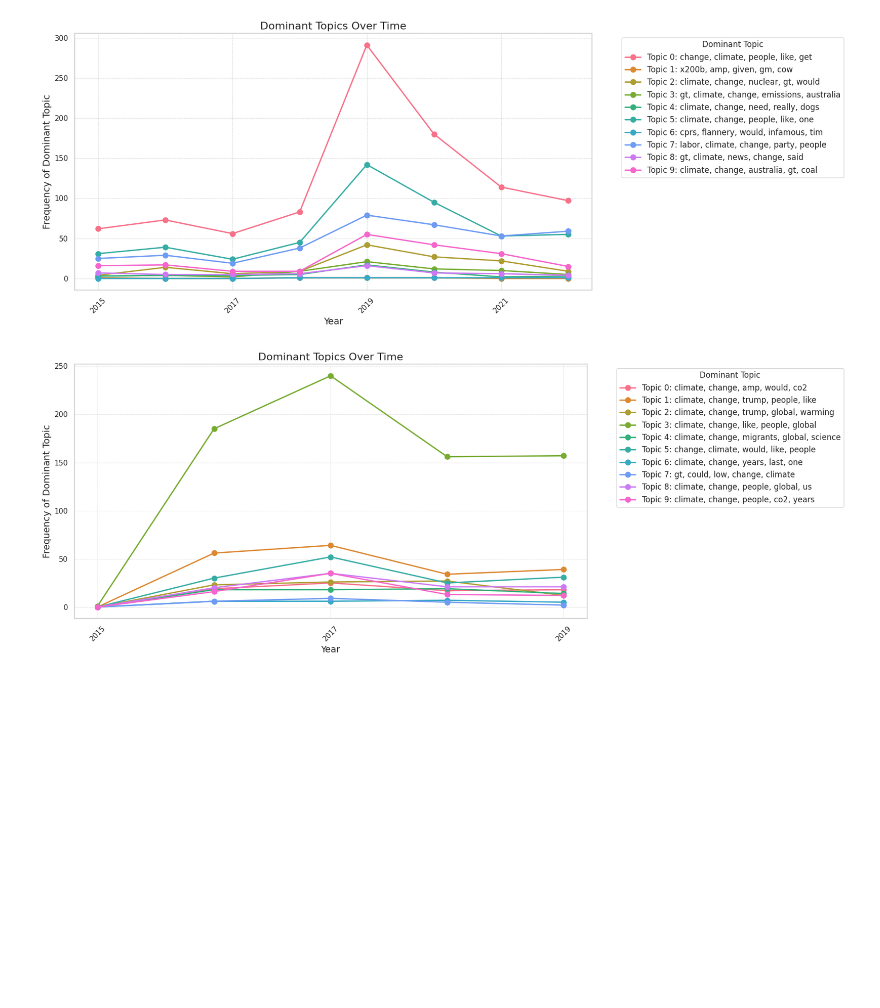
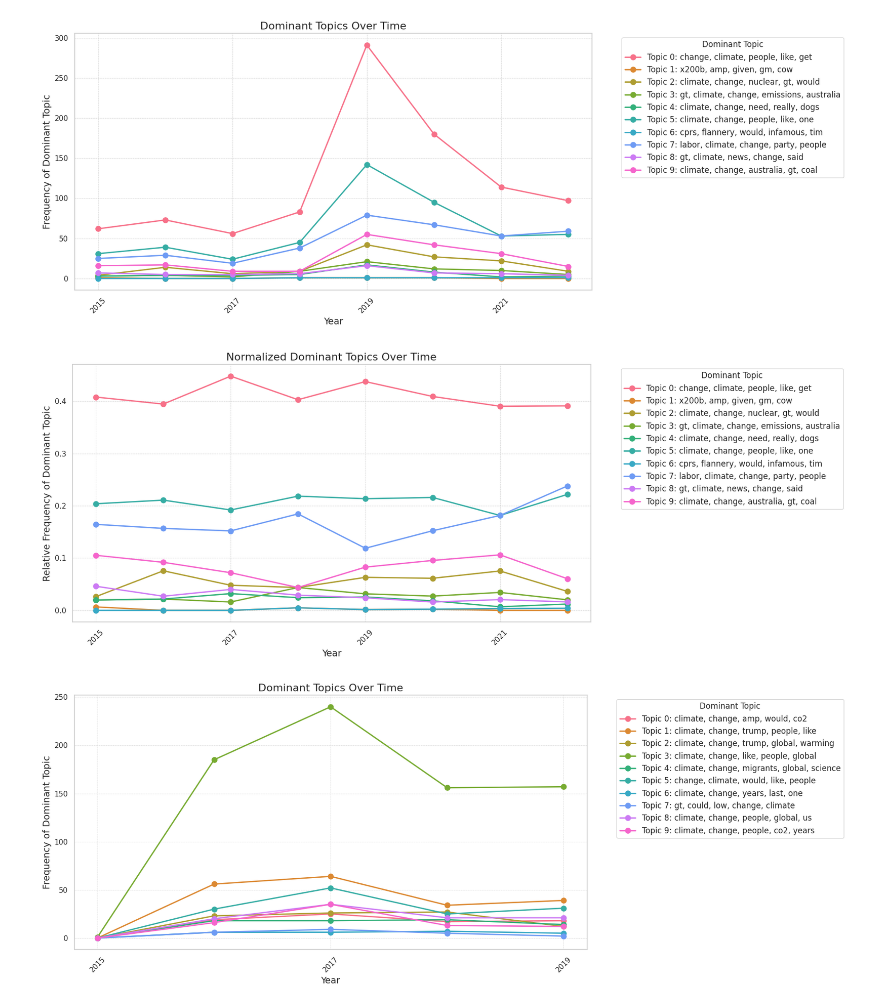
Before and after one commit to jimenasalinas/RedditGoesGreen, a Jupyter notebook: models/Topic_Modeling_Subreddit.ipynb, the cells around one changed output. Drawn from its saved outputs; the diff is of its cells as text; code cells hidden in the pictures; blank space fills up the shorter version.

```diff
--- a/models/Topic_Modeling_Subreddit.ipynb
+++ b/models/Topic_Modeling_Subreddit.ipynb
@@ -164,6 +201,10 @@ analyze_topics_over_time(df_canada, 'body', 'date', num_topics=10, passes=15, to
 analyze_topics_over_time(df_australia, 'body', 'date', num_topics=10, passes=15, topn_words=5)
 # %% [output]
 [figure]
+# %%
+analyze_topics_over_time_normalized(df_australia, 'body', 'date', num_topics=10, passes=15, topn_words=5)
+# %% [output]
+[figure, added]
 # %%
 analyze_topics_over_time(df_donald, 'body', 'date', num_topics=10, passes=15, topn_words=5)
 # %% [output]
```
Also changed, not shown: parts of 23 cells of this notebook.
